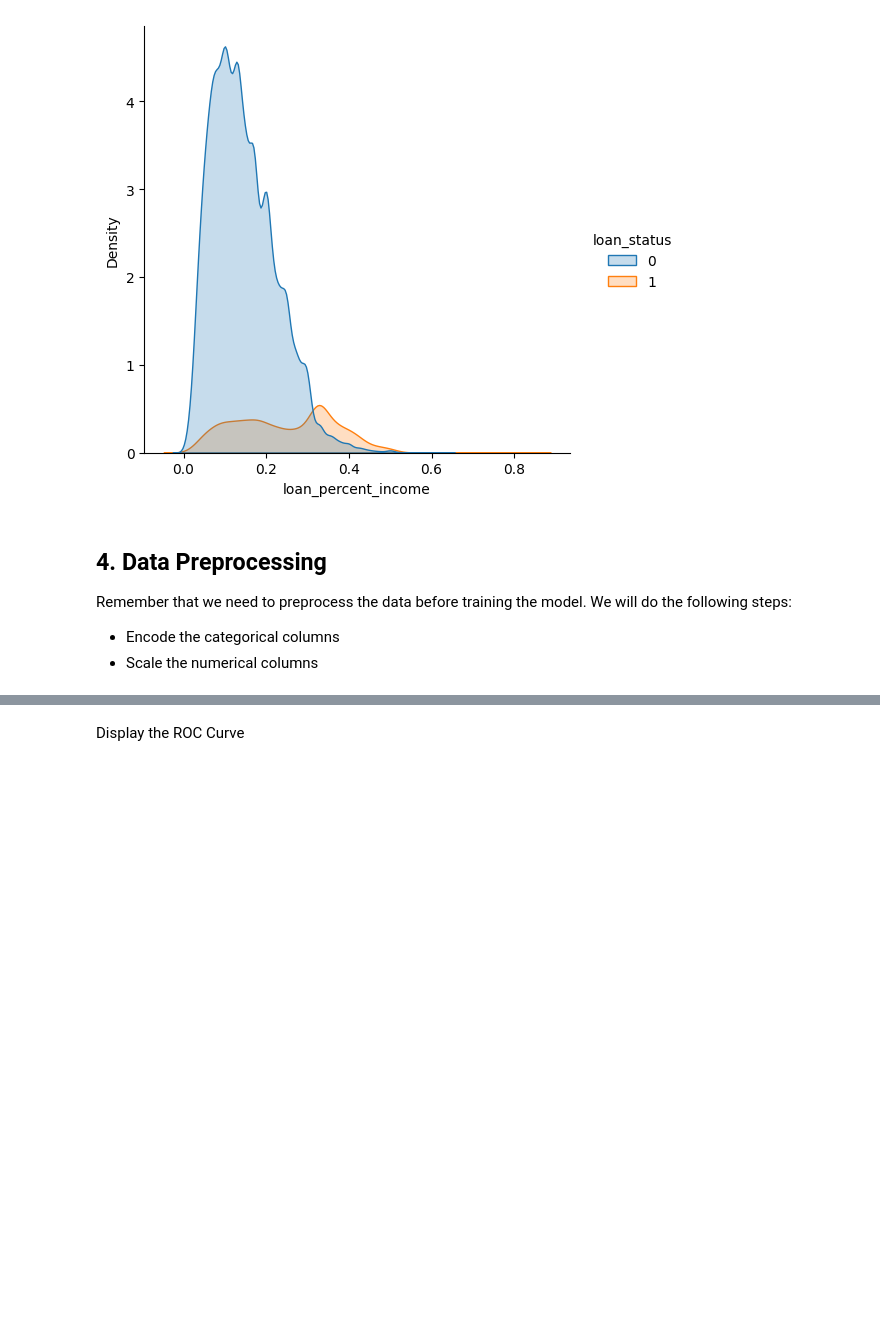
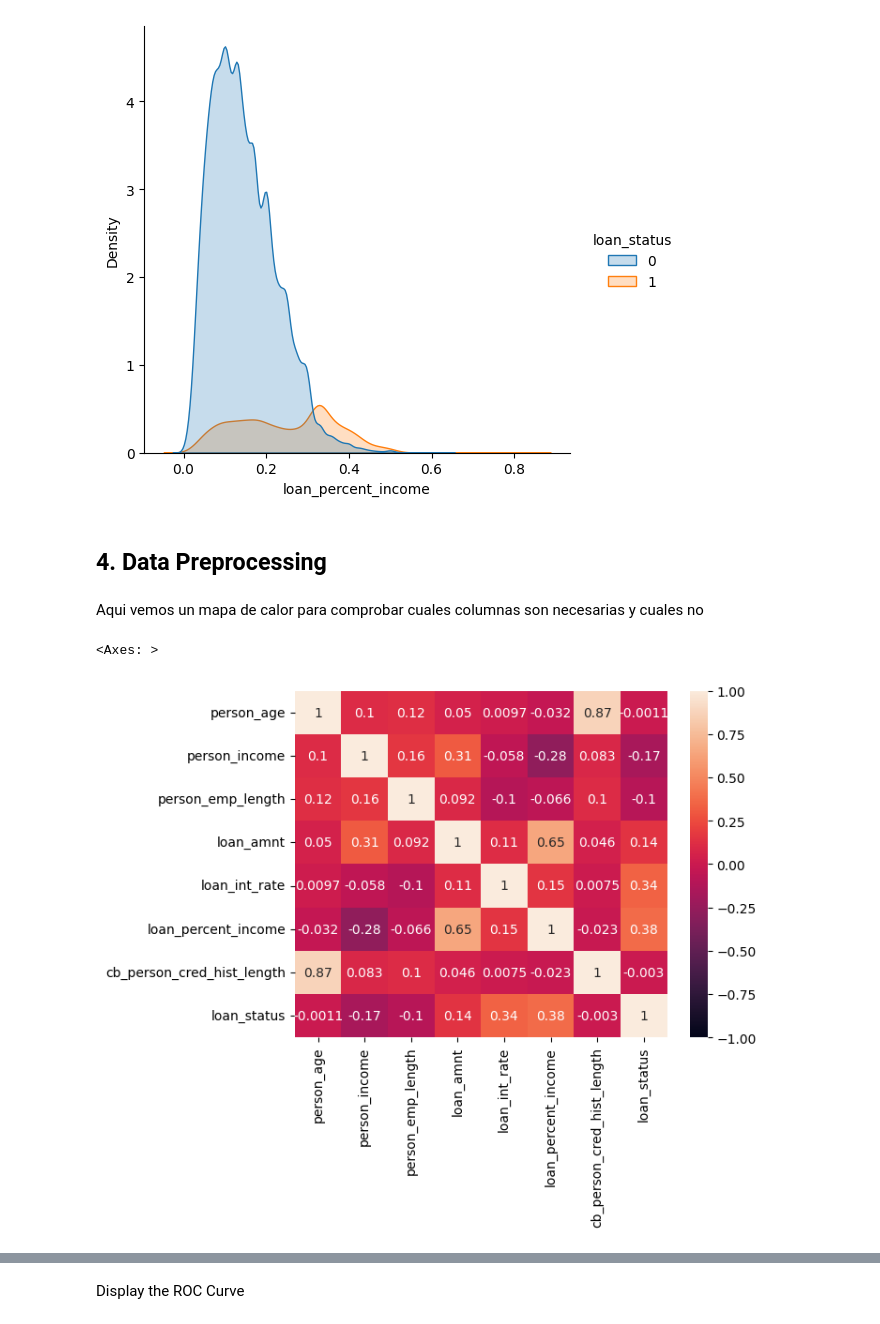
Before and after one commit to ismlm/Python-intro-Data-Science, a Jupyter notebook: notebooks/MLFlow IV - Kaggle II.ipynb, the cells around one changed output, grey strips where cells are left out. Cells and saved outputs as stored; diff of their text form; code cells hidden in the pictures; blank space fills up the shorter version.

```diff
--- a/notebooks/MLFlow IV - Kaggle II.ipynb
+++ b/notebooks/MLFlow IV - Kaggle II.ipynb
@@ -125,10 +125,15 @@ ax.set(xlim=(0, 200000))
 ax = sns.displot(train_df, x='loan_percent_income', hue='loan_status', kind='kde', fill=True)
 # %% [output]
 [figure]
-# %% [markdown]
-## 4. Data Preprocessing
-
-Remember that we need to preprocess the data before training the model. We will do the following steps:
-
-- Encode the categorical columns
-- Scale the numerical columns
+# %% [markdown]
+## 4. Data Preprocessing
+# %% [markdown]
+Aqui vemos un mapa de calor para comprobar cuales columnas son necesarias y cuales no
+# %%
+import numpy as np
+num = train_df.select_dtypes(include=[np.number]).columns
+corr = train_df[num]
+sns.heatmap(corr.corr(), annot=True, vmin=-1, vmax=1)
+# %% [output]
+<Axes: >
+[figure, added]
```
Also changed, not shown: parts of 56 cells of this notebook, 2 other files.
